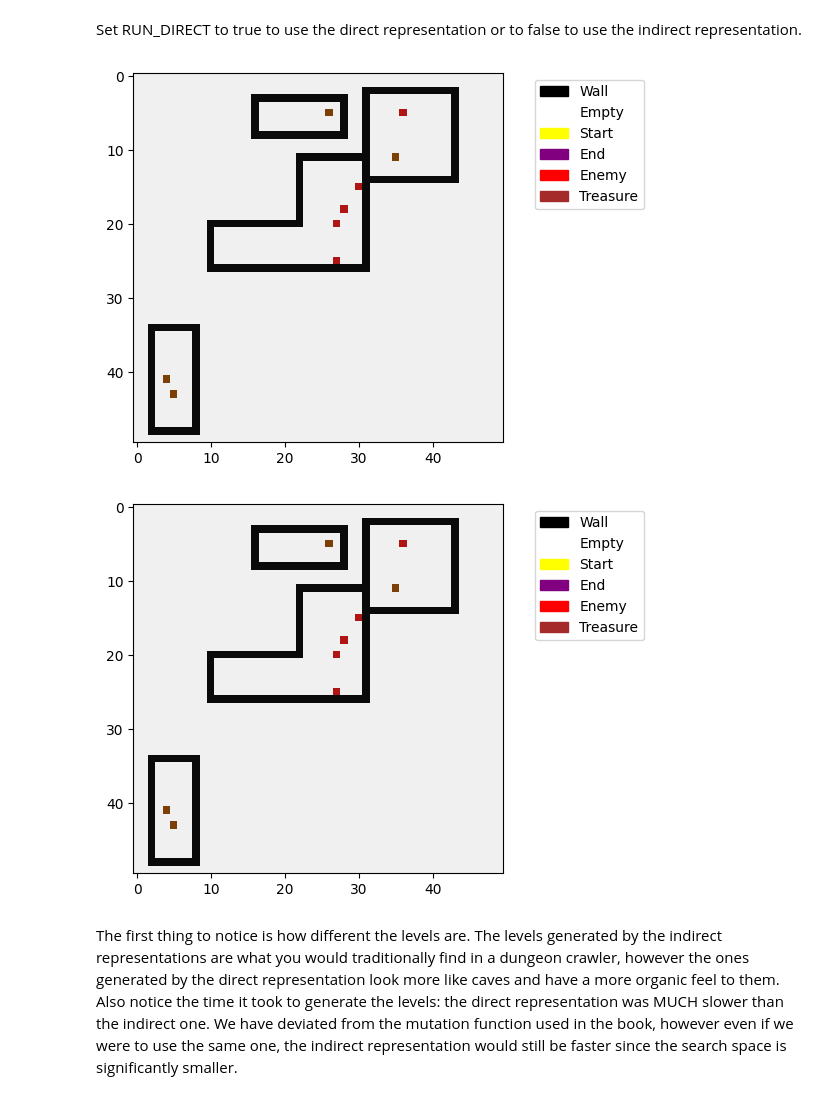
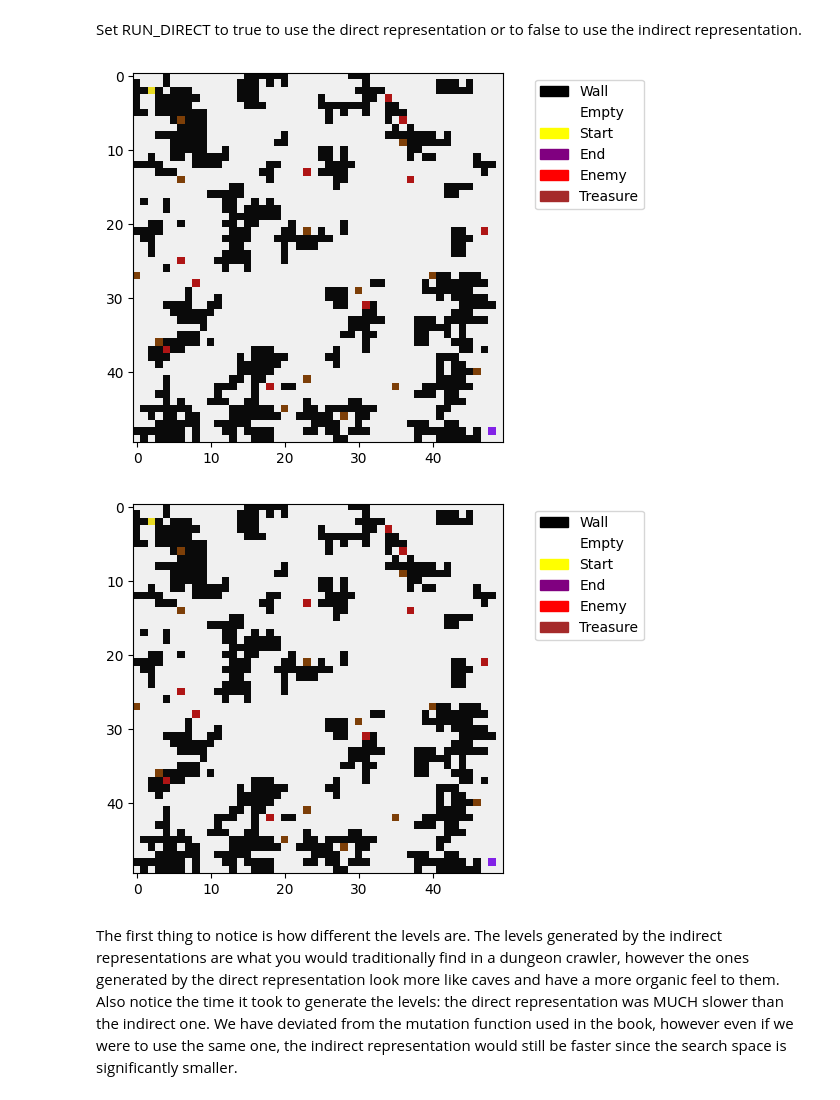
Before and after one commit to MladoniSzabi/Artificial_Intelligence_Homework, a Jupyter notebook: Level Generation using Evolution.ipynb, the cells around one changed output. Cells and saved outputs as stored; diff of their text form; code cells hidden in the pictures.

```diff
--- a/Level Generation using Evolution.ipynb
+++ b/Level Generation using Evolution.ipynb
@@ -549,15 +549,15 @@ def indirect_print_level(level):
 # %% [markdown]
 Set RUN_DIRECT to true to use the direct representation or to false to use the indirect representation.
 # %%
-RUN_DIRECT = False
+RUN_DIRECT = True
 
 display([], display_id=1)
 if RUN_DIRECT:
     main(direct_get_empty_level, direct_mutate_level, direct_evaluate, direct_print_level)
 else:
     main(indirect_get_empty_level, indirect_mutate_level, indirect_evaluate, indirect_print_level)
 # %% [output]
-[figure, old version]
+[figure, new version]
-[figure, old version]
+[figure, new version]
 # %% [markdown]
 The first thing to notice is how different the levels are. The levels generated by the indirect representations are what you would traditionally find in a dungeon crawler, however the ones generated by the direct representation look more like caves and have a more organic feel to them. Also notice the time it took to generate the levels: the direct representation was MUCH slower than the indirect one. We have deviated from the mutation function used in the book, however even if we were to use the same one, the indirect representation would still be faster since the search space is significantly smaller.
```
Also changed, not shown: 1 other file.
